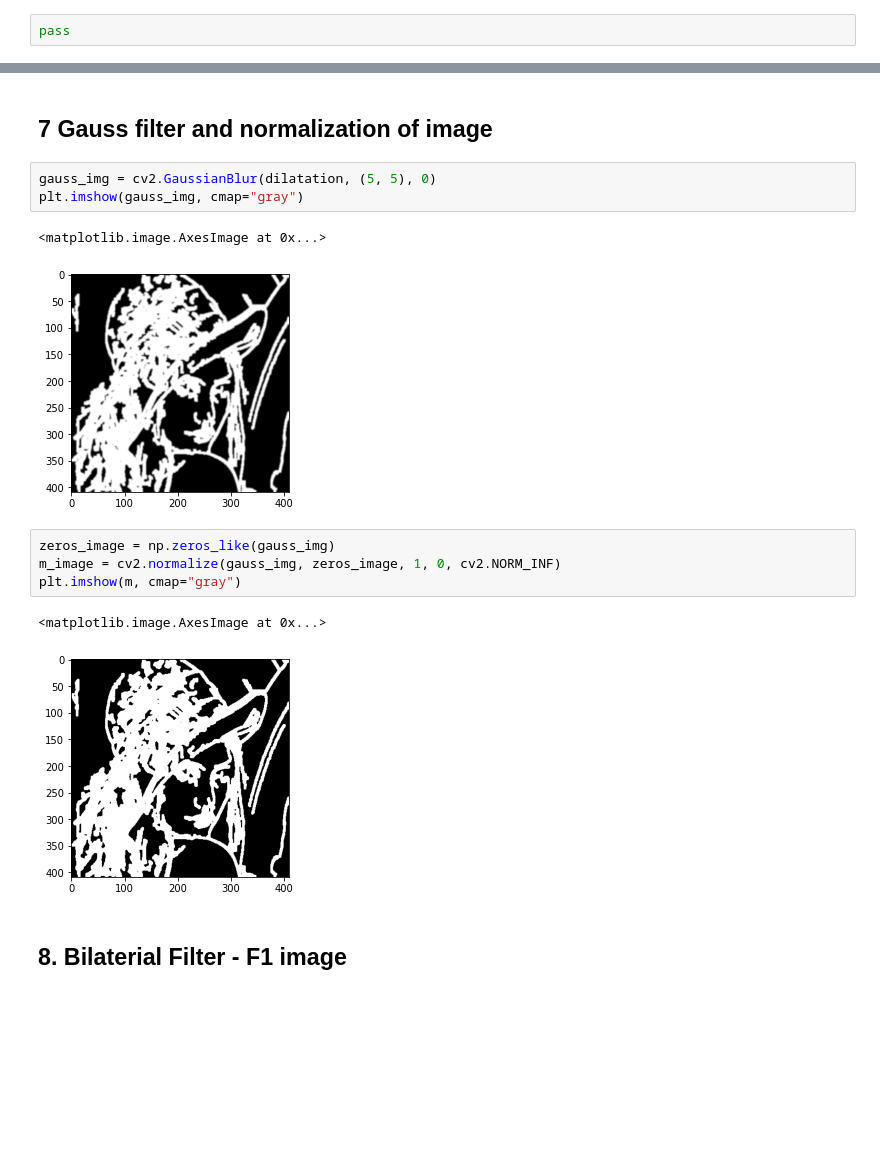
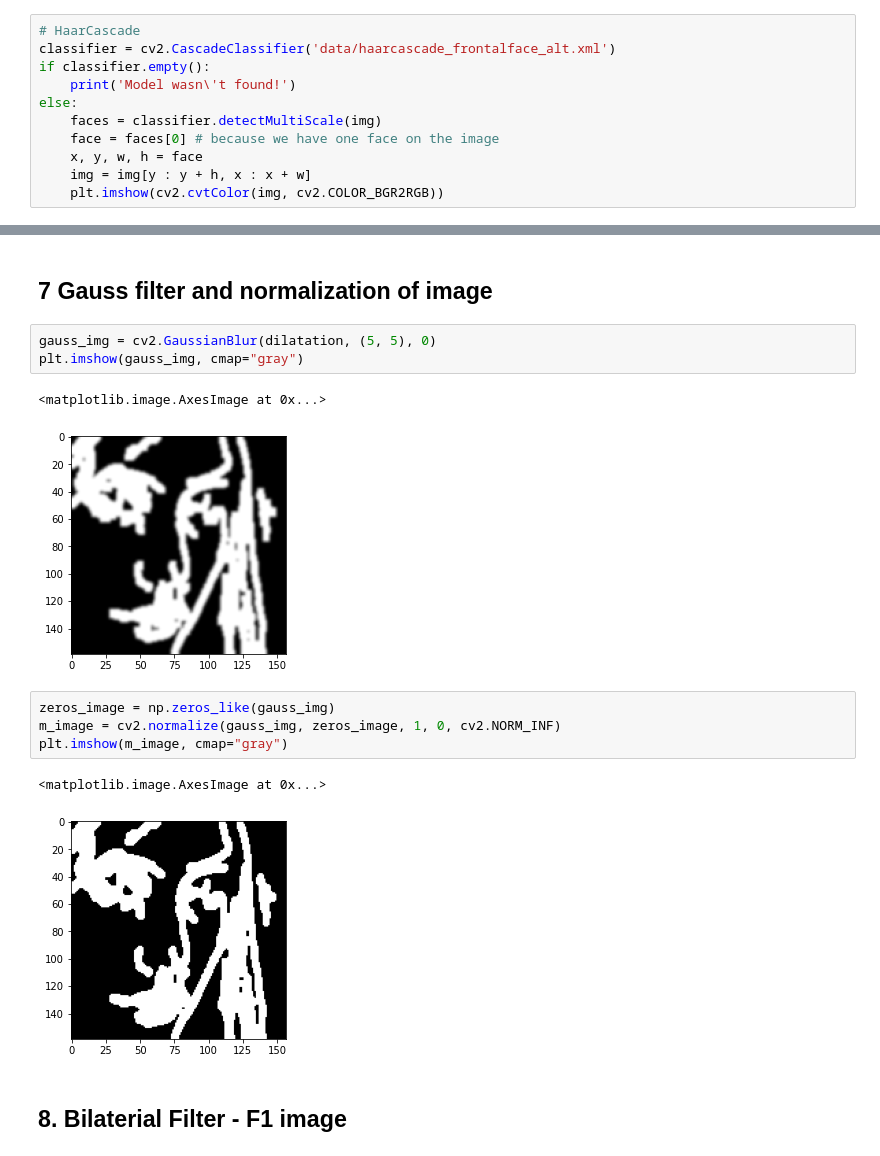
Before and after one commit to a-sidorova/computer_vision, a Jupyter notebook: 01_lab.ipynb, the cells around one changed output, grey strips where cells are left out. Saved outputs shown, nothing was run; the diff lists cells and outputs as text; blank space fills up the shorter version.

Commit message:
added face detector

```diff
--- a/01_lab.ipynb
+++ b/01_lab.ipynb
@@ -25,4 +25,13 @@ Shape:  (512, 512, 3)
 # %% [markdown]
 ## 2. Face Detection
 # %%
-pass
+# HaarCascade
+classifier = cv2.CascadeClassifier('data/haarcascade_frontalface_alt.xml')
+if classifier.empty():
+    print('Model wasn\'t found!')
+else:
+    faces = classifier.detectMultiScale(img)
+    face = faces[0] # because we have one face on the image
+    x, y, w, h = face
+    img = img[y : y + h, x : x + w]
+    plt.imshow(cv2.cvtColor(img, cv2.COLOR_BGR2RGB))
@@ -76,14 +87,14 @@ gauss_img = cv2.GaussianBlur(dilatation, (5, 5), 0)
 plt.imshow(gauss_img, cmap="gray")
 # %% [output]
 <matplotlib.image.AxesImage at 0x...>
-[figure, old version]
+[figure, new version]
 # %%
 zeros_image = np.zeros_like(gauss_img)
 m_image = cv2.normalize(gauss_img, zeros_image, 1, 0, cv2.NORM_INF)
-plt.imshow(m, cmap="gray")
+plt.imshow(m_image, cmap="gray")
 # %% [output]
 <matplotlib.image.AxesImage at 0x...>
-[figure, old version]
+[figure, new version]
 # %% [markdown]
 ## 8. Bilaterial Filter - F1 image
 # %%
```
Also changed, not shown: parts of 8 cells of this notebook, 1 other file.
